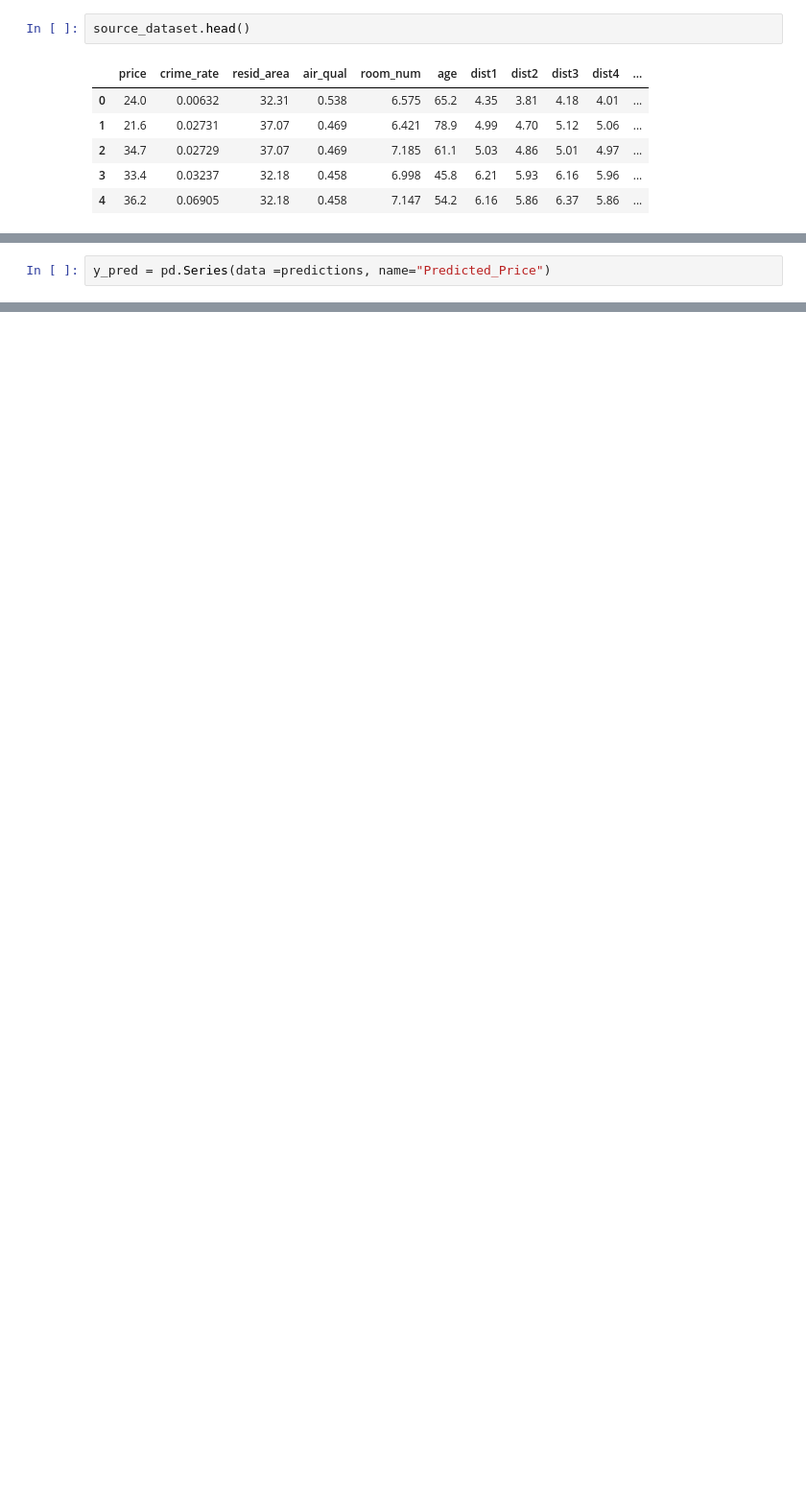
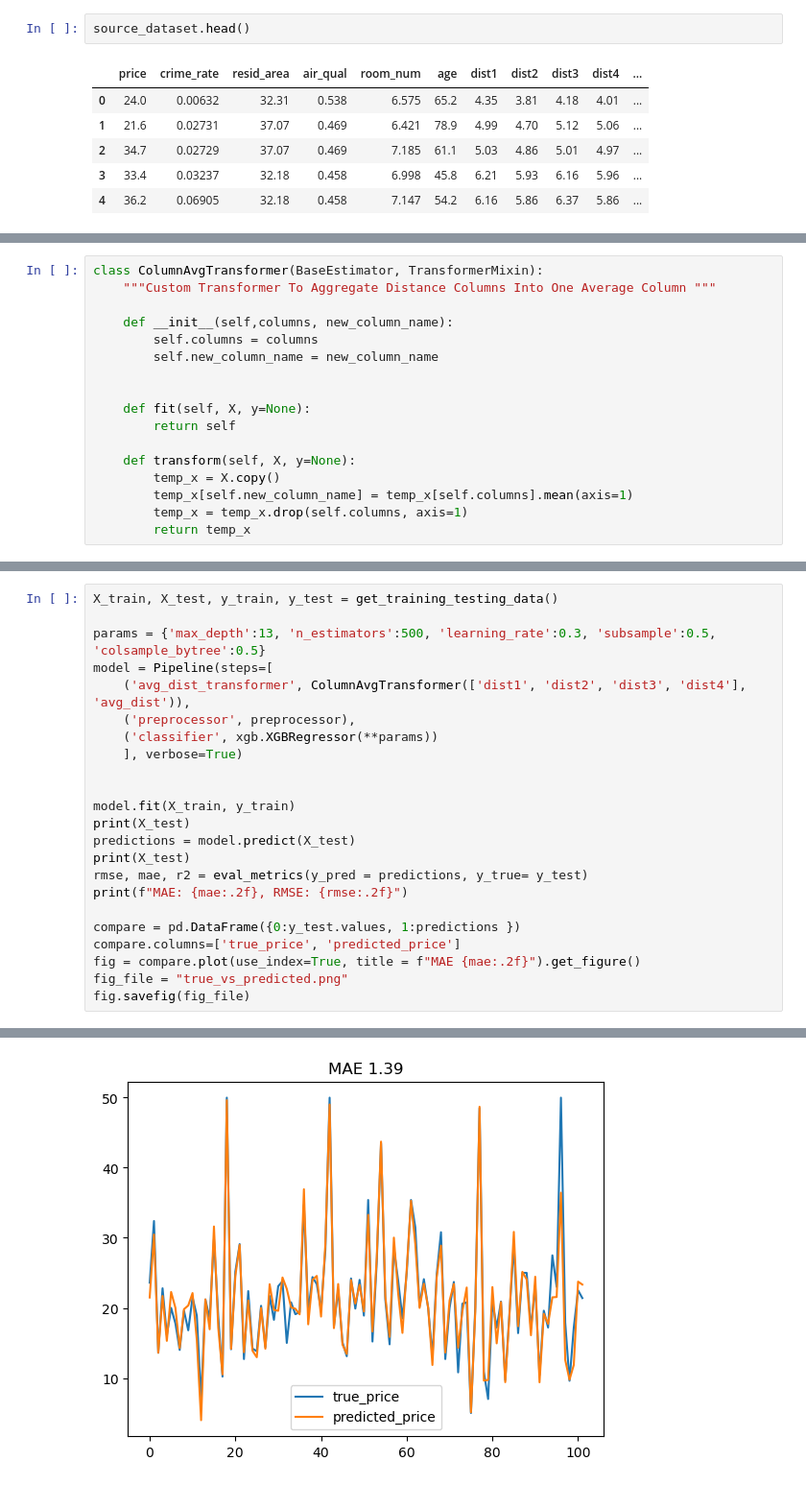
Before and after one commit to eboraks/public_examples, a Jupyter notebook: train_and_deploy_xgb_with_sklearn_mlflow/house_prices_xgb_mlflow.ipynb, the cells around one changed output, grey strips where cells are left out. Shown: that part at 96% size. Cells and saved outputs as stored; diff of their text form; blank space fills up the shorter version.

```diff
--- a/train_and_deploy_xgb_with_sklearn_mlflow/house_prices_xgb_mlflow.ipynb
+++ b/train_and_deploy_xgb_with_sklearn_mlflow/house_prices_xgb_mlflow.ipynb
@@ -384,2 +134,0 @@ mlflow models serve --model-uri runs:/a00a3ca187b943c4bdb644787bd6b277/model
-# %%
-y_pred = pd.Series(data =predictions, name="Predicted_Price")
@@ -875,0 +157,17 @@ hot_rooms[hot_rooms.is_outlier == -1]
+# %%
+class ColumnAvgTransformer(BaseEstimator, TransformerMixin):
+    """Custom Transformer To Aggregate Distance Columns Into One Average Column """
+
+    def __init__(self,columns, new_column_name):
+        self.columns = columns
+        self.new_column_name = new_column_name
+
+
+    def fit(self, X, y=None):
+        return self
+
+    def transform(self, X, y=None):
+        temp_x = X.copy()
+        temp_x[self.new_column_name] = temp_x[self.columns].mean(axis=1)
+        temp_x = temp_x.drop(self.columns, axis=1)
+        return temp_x
@@ -875,0 +248,24 @@ hot_rooms[hot_rooms.is_outlier == -1]
+# %%
+X_train, X_test, y_train, y_test = get_training_testing_data()
+
+params = {'max_depth':13, 'n_estimators':500, 'learning_rate':0.3, 'subsample':0.5, 'colsample_bytree':0.5}
+model = Pipeline(steps=[
+    ('avg_dist_transformer', ColumnAvgTransformer(['dist1', 'dist2', 'dist3', 'dist4'], 'avg_dist')),
+    ('preprocessor', preprocessor),
+    ('classifier', xgb.XGBRegressor(**params))
+    ], verbose=True)
+
+
+model.fit(X_train, y_train)
+print(X_test)
+predictions = model.predict(X_test)
+print(X_test)
+rmse, mae, r2 = eval_metrics(y_pred = predictions, y_true= y_test)
+print(f"MAE: {mae:.2f}, RMSE: {rmse:.2f}")
+
+compare = pd.DataFrame({0:y_test.values, 1:predictions })
+compare.columns=['true_price', 'predicted_price']
+fig = compare.plot(use_index=True, title = f"MAE {mae:.2f}").get_figure()
+fig_file = "true_vs_predicted.png"
+fig.savefig(fig_file)
+# %% [output]
@@ -875,0 +289 @@ hot_rooms[hot_rooms.is_outlier == -1]
+[figure, added]
```
Also changed, not shown: parts of 115 cells of this notebook, 1 other file.
